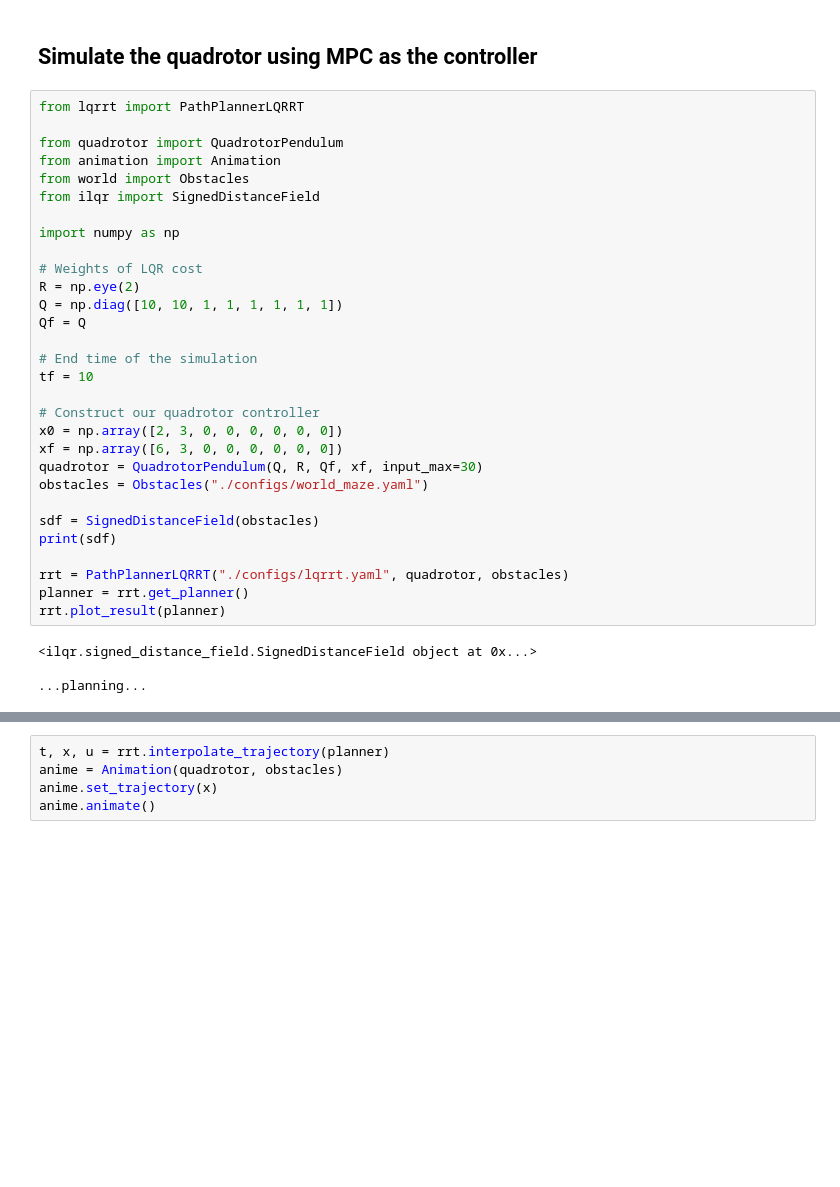
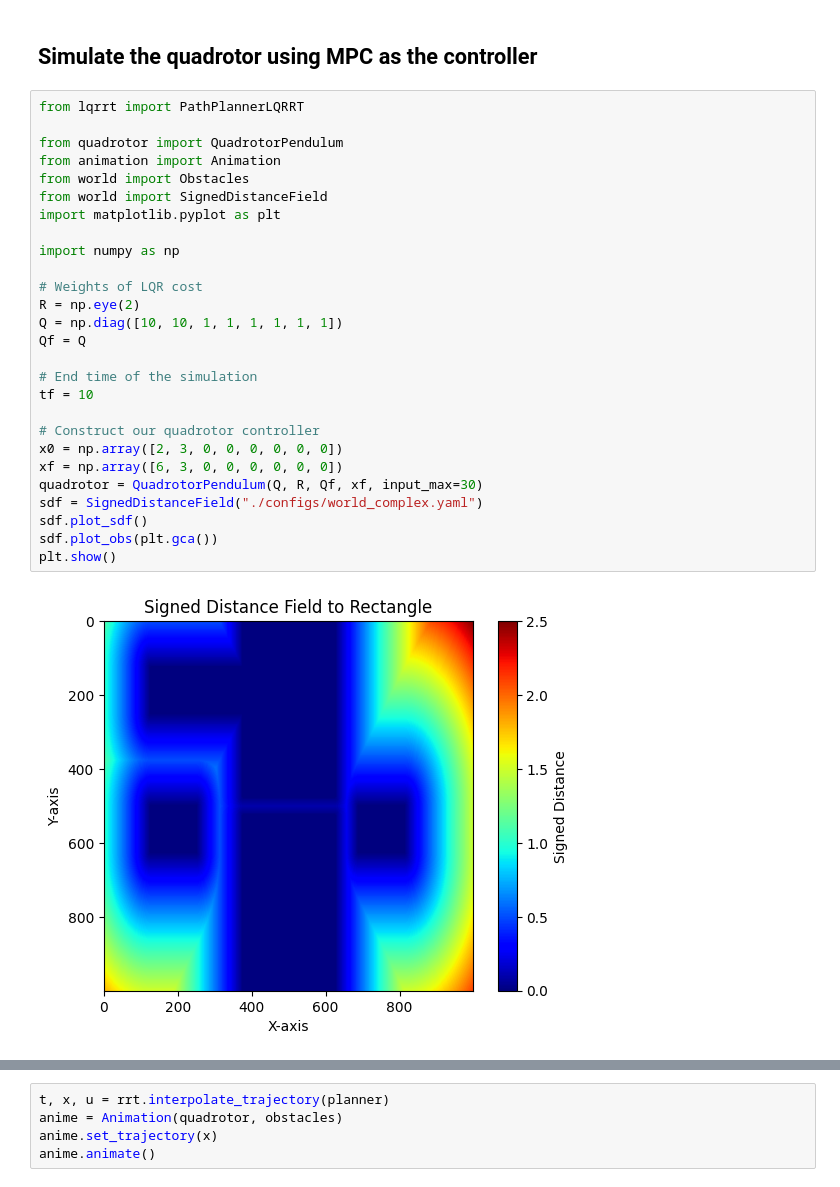
Before and after one commit to clee009/MEAM517-Final-Project, a Jupyter notebook: final_project.ipynb, the cells around one changed output, grey strips where cells are left out. Cells and saved outputs as stored; diff of their text form; blank space fills up the shorter version.

```diff
--- a/final_project.ipynb
+++ b/final_project.ipynb
@@ -9,34 +9,29 @@ Creates the Quadrotor object and loads in the animation code.
 # %%
 from lqrrt import PathPlannerLQRRT
 
 from quadrotor import QuadrotorPendulum
 from animation import Animation
 from world import Obstacles
-from ilqr import SignedDistanceField
+from world import SignedDistanceField
+import matplotlib.pyplot as plt
 
 import numpy as np
 
 # Weights of LQR cost
 R = np.eye(2)
 Q = np.diag([10, 10, 1, 1, 1, 1, 1, 1])
 Qf = Q
 
 # End time of the simulation
 tf = 10
 
 # Construct our quadrotor controller
 x0 = np.array([2, 3, 0, 0, 0, 0, 0, 0])
 xf = np.array([6, 3, 0, 0, 0, 0, 0, 0])
 quadrotor = QuadrotorPendulum(Q, R, Qf, xf, input_max=30)
-obstacles = Obstacles("./configs/world_maze.yaml")
-
-sdf = SignedDistanceField(obstacles)
-print(sdf)
-
-rrt = PathPlannerLQRRT("./configs/lqrrt.yaml", quadrotor, obstacles)
-planner = rrt.get_planner()
-rrt.plot_result(planner)
+sdf = SignedDistanceField("./configs/world_complex.yaml")
+sdf.plot_sdf()
+sdf.plot_obs(plt.gca())
+plt.show()
 # %% [output]
-<ilqr.signed_distance_field.SignedDistanceField object at 0x...>
-
-...planning...
+[figure, added]
```
Also changed, not shown: parts of 1 cell of this notebook, 5 other files.
